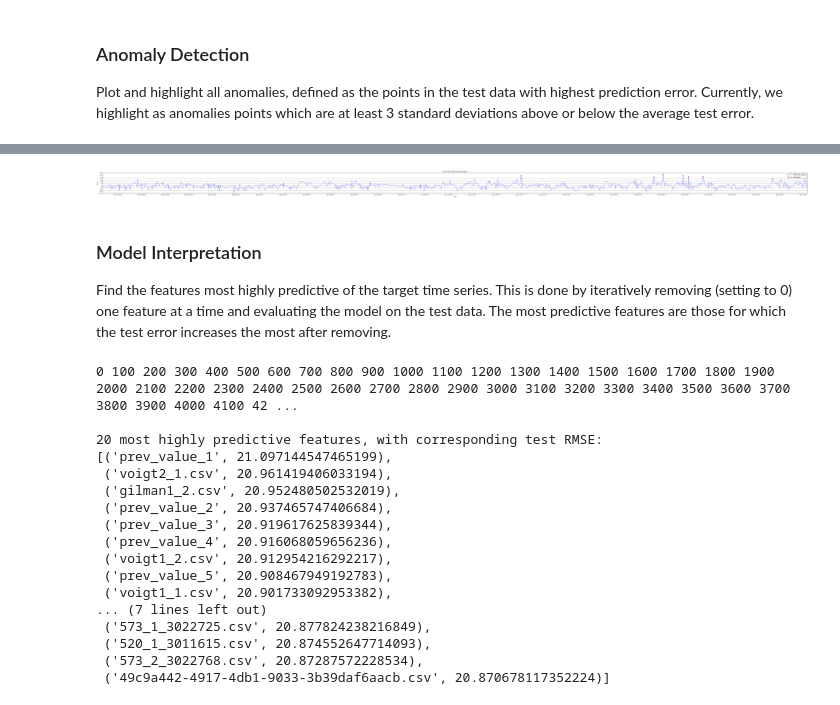
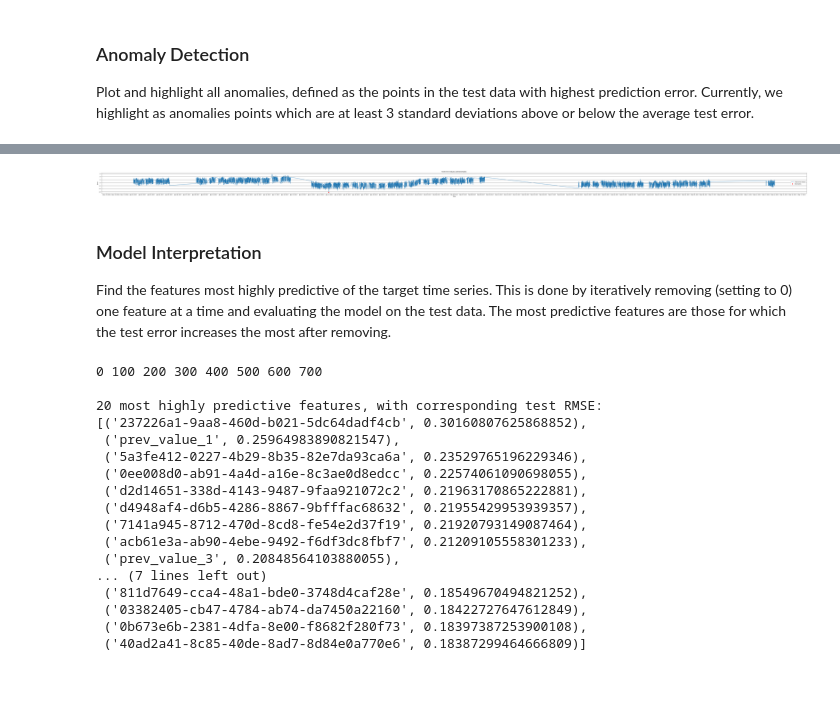
Before and after one commit to rpasricha/DatasetAnalysis, a Jupyter notebook: Neural Network Prediction Model.ipynb, the cells around one changed output, grey strips where cells are left out. Drawn from its saved outputs; the diff is of its cells as text; code cells hidden in the pictures.

Commit message:
Use data from API and add multiple outputs

```diff
--- a/Neural Network Prediction Model.ipynb
+++ b/Neural Network Prediction Model.ipynb
@@ -127,32 +152,41 @@ Use the Keras neural networks framework to train a model to predict target senso
 # Add autoregressive features
 all_data = pd.concat([target_df] + time_series_dfs, axis=1)
 for i in range(1, num_autoregressive_terms + 1):
-    all_data['prev_value_' + str(i)] = all_data[target_filename].shift(i)
+    all_data['prev_value_' + str(i)] = all_data[target_uuid].shift(i)
 
 all_data = all_data.iloc[num_autoregressive_terms:]
 
 for i in range(1, num_autoregressive_terms + 1):
     colname = 'prev_value_' + str(i)
     all_data[colname] = (all_data[colname] - all_data[colname].mean()) / all_data[colname].std()
+# %%
+# Add future output terms
+target_columns = [target_uuid]
+for i in range(1, num_output_values):
+    all_data['future_value_' + str(i)] = all_data[target_uuid].shift(-i)
+    target_columns.append('future_value_' + str(i))
+
+all_data = all_data.iloc[:-num_output_values+1]
 # %%
 # Create training and test data
 shuffled_data = all_data.sample(frac=1, random_state=1)
 df_train = shuffled_data.iloc[:int(0.8*len(shuffled_data))]
 df_test  = shuffled_data.iloc[int(0.8*len(shuffled_data)):]
 
-x_train = df_train.drop(target_filename, axis=1).values
-y_train = df_train[target_filename].values.reshape([len(df_train), 1])
-x_test = df_test.drop(target_filename, axis=1).values
-y_test = df_test[target_filename].values.reshape([len(df_test), 1])
+x_train = df_train.drop(target_columns, axis=1).values
+y_train = df_train[target_columns].values.reshape([len(df_train), num_output_values])
+x_test = df_test.drop(target_columns, axis=1).values
+y_test = df_test[target_columns].values.reshape([len(df_test), num_output_values])
 # %%
 model = keras.models.Sequential()
-model.add(keras.layers.Dense(100, activation='relu', input_shape=(8192 + num_autoregressive_terms,)))
-model.add(keras.layers.Dense(1, activation='linear'))
+model.add(keras.layers.Dense(100, activation='relu', input_shape=(len(time_series_dfs)
+                                                                  + num_autoregressive_terms,)))
+model.add(keras.layers.Dense(num_output_values, activation='linear'))
 model.summary()
 
-rmsprop = keras.optimizers.RMSprop(lr=1e-4)
+rmsprop = keras.optimizers.RMSprop(lr=1e-5)
 model.compile(loss='mse', optimizer=rmsprop)
-history = model.fit(x_train, y_train, batch_size=256, epochs=200, verbose=2,
+history = model.fit(x_train, y_train, batch_size=256, epochs=300, verbose=2,
                     validation_data=(x_test, y_test))
 # %% [output]
 _________________________________________________________________
@@ -191,8 +225,8 @@ plt.show()
 Plot and highlight all anomalies, defined as the points in the test data with highest prediction error. Currently, we highlight as anomalies points which are at least 3 standard deviations above or below the average test error.
 # %%
 df_test = df_test.sort_index()
-df_test['prediction'] = model.predict(x_test)
-errors = df_test[target_filename] - df_test['prediction']
+df_test['prediction'] = model.predict(x_test)[:,0]
+errors = df_test[target_uuid] - df_test['prediction']
 
 fig = plt.figure(figsize=(100, 3))
 plt.plot(errors.index, errors, label='Test Error Values')
@@ -216,7 +250,7 @@ for i, error in enumerate(errors):
         anomalies_x.append(errors.index[i])
         anomalies_y.append(error)
 
-print 'Anomaly Locations:'
+print('Anomaly Locations:')
 pprint(anomalies_x)
 
 plt.plot(mdates.date2num(anomalies_x), anomalies_y, 'o', color='red', label='Anomalies')
@@ -243,4 +270,4 @@ Anomaly Locations:
-[figure, old version]
+[figure, new version]
 # %% [markdown]
 ### Model Interpretation
 Find the features most highly predictive of the target time series. This is done by iteratively removing (setting to 0) one feature at a time and evaluating the model on the test data. The most predictive features are those for which the test error increases the most after removing.
@@ -248,37 +275,37 @@ Find the features most highly predictive of the target time series. This is done
 column_results = []
 for i, column in enumerate(df_test.columns):
     if i % 100 == 0:
-        print i,
-    if column == target_filename:
+        print(i, end=' ')
+    if column in target_columns:
         continue
 
     df_test_copy = df_test.copy()
     df_test_copy[column] = 0
-    x_test = df_test_copy.drop(target_filename, axis=1).values
-    y_test = df_test_copy[target_filename].values.reshape([len(df_test), 1])
+    x_test = df_test_copy.drop(target_columns, axis=1).values
+    y_test = df_test_copy[target_columns].values.reshape([len(df_test), num_output_values])
 
     test_rmse = np.sqrt(model.evaluate(x_test, y_test, verbose=0, batch_size=len(df_test)))
     column_results.append((column, test_rmse))
 
 column_results.sort(key=lambda x: x[1], reverse=True)
-print '\n'
-print '20 most highly predictive features, with corresponding test RMSE:'
+print('\n')
+print('20 most highly predictive features, with corresponding test RMSE:')
 pprint(column_results[:20])
 # %% [output]
-0 100 200 300 400 500 600 700 800 900 1000 1100 1200 1300 1400 1500 1600 1700 1800 1900 2000 2100 2200 2300 2400 2500 2600 2700 2800 2900 3000 3100 3200 3300 3400 3500 3600 3700 3800 3900 4000 4100 42 ...
+0 100 200 300 400 500 600 700
 
 20 most highly predictive features, with corresponding test RMSE:
-[('prev_value_1', 21.097144547465199),
- ('voigt2_1.csv', 20.961419406033194),
- ('gilman1_2.csv', 20.952480502532019),
- ('prev_value_2', 20.937465747406684),
- ('prev_value_3', 20.919617625839344),
- ('prev_value_4', 20.916068059656236),
- ('voigt1_2.csv', 20.912954216292217),
- ('prev_value_5', 20.908467949192783),
- ('voigt1_1.csv', 20.901733092953382),
+[('237226a1-9aa8-460d-b021-5dc64dadf4cb', 0.30160807625868852),
+ ('prev_value_1', 0.25964983890821547),
+ ('5a3fe412-0227-4b29-8b35-82e7da93ca6a', 0.23529765196229346),
+ ('0ee008d0-ab91-4a4d-a16e-8c3ae0d8edcc', 0.22574061090698055),
+ ('d2d14651-338d-4143-9487-9faa921072c2', 0.21963170865222881),
+ ('d4948af4-d6b5-4286-8867-9bfffac68632', 0.21955429953939357),
+ ('7141a945-8712-470d-8cd8-fe54e2d37f19', 0.21920793149087464),
+ ('acb61e3a-ab90-4ebe-9492-f6df3dc8fbf7', 0.21209105558301233),
+ ('prev_value_3', 0.20848564103880055),
 ... (7 lines left out)
- ('573_1_3022725.csv', 20.877824238216849),
- ('520_1_3011615.csv', 20.874552647714093),
- ('573_2_3022768.csv', 20.87287572228534),
- ('49c9a442-4917-4db1-9033-3b39daf6aacb.csv', 20.870678117352224)]
+ ('811d7649-cca4-48a1-bde0-3748d4caf28e', 0.18549670494821252),
+ ('03382405-cb47-4784-ab74-da7450a22160', 0.18422727647612849),
+ ('0b673e6b-2381-4dfa-8e00-f8682f280f73', 0.18397387253900108),
+ ('40ad2a41-8c85-40de-8ad7-8d84e0a770e6', 0.18387299464666809)]
```
Also changed, not shown: parts of 14 cells of this notebook, 1 other file.
